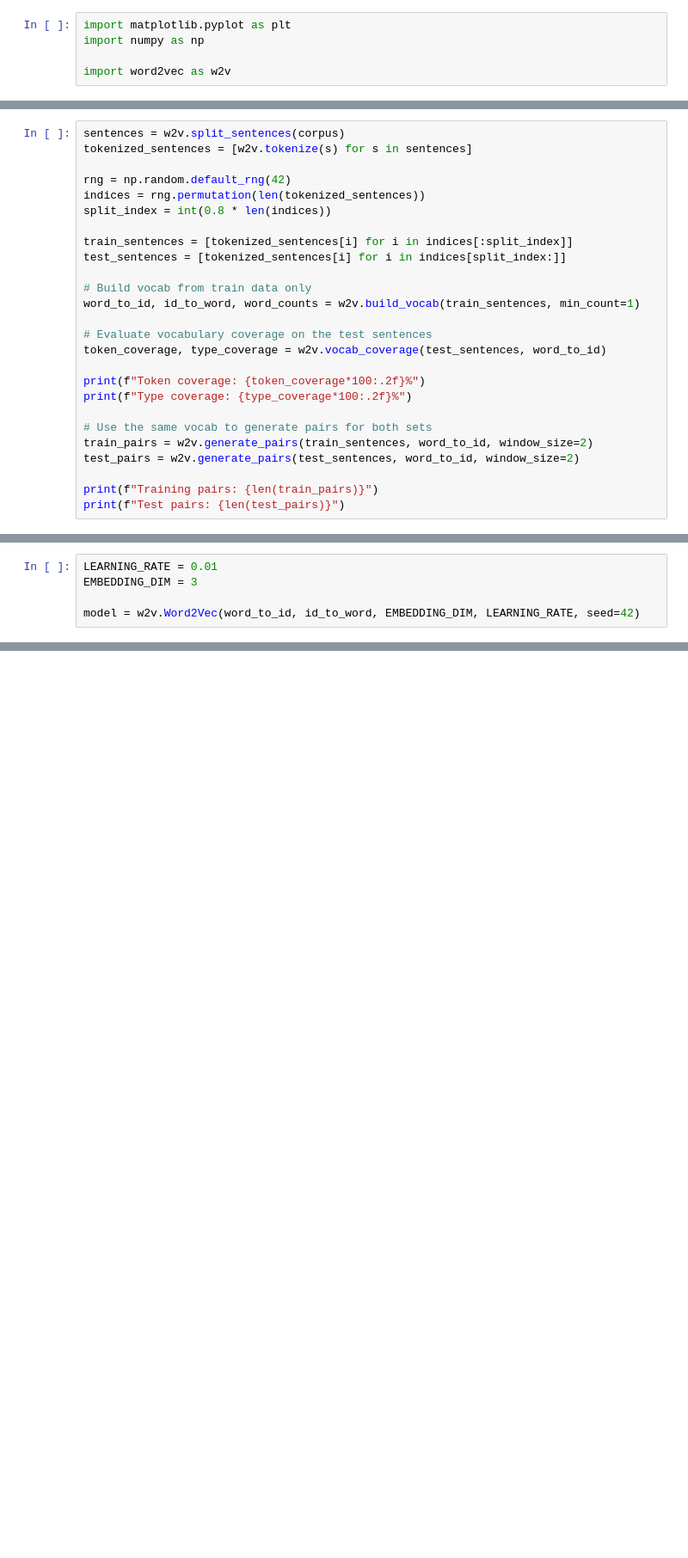
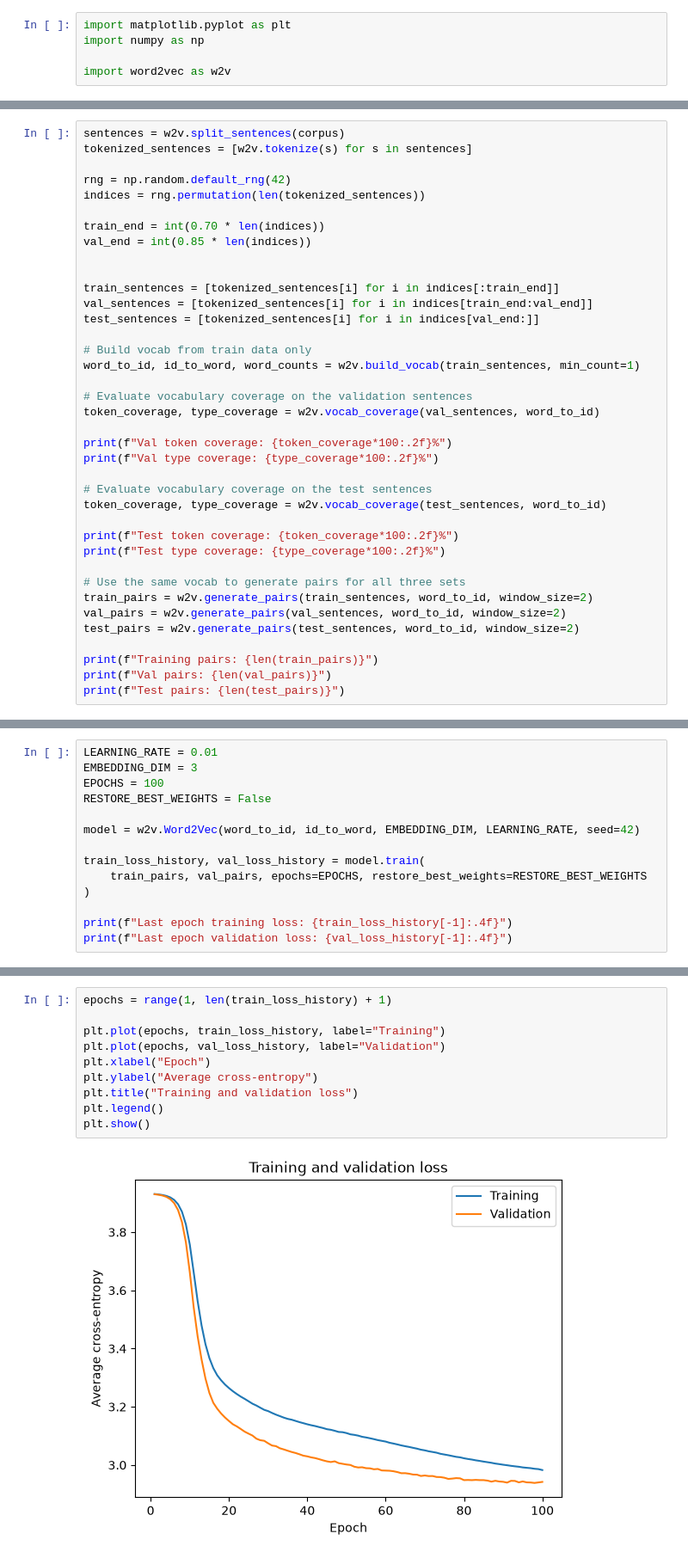
Before and after one commit to bradyap/word2vec, a Jupyter notebook: dev.ipynb, the cells around one changed output, grey strips where cells are left out. Shown at 86% size. Drawn from its saved outputs; the diff is of its cells as text; blank space fills up the shorter version.

Commit message:
validation tracking, best weight restoration, train/val/test sets

```diff
--- a/dev.ipynb
+++ b/dev.ipynb
@@ -39,24 +39,36 @@ tokenized_sentences = [w2v.tokenize(s) for s in sentences]
 
 rng = np.random.default_rng(42)
 indices = rng.permutation(len(tokenized_sentences))
-split_index = int(0.8 * len(indices))
 
-train_sentences = [tokenized_sentences[i] for i in indices[:split_index]]
-test_sentences = [tokenized_sentences[i] for i in indices[split_index:]]
+train_end = int(0.70 * len(indices))
+val_end = int(0.85 * len(indices))
+
+
+train_sentences = [tokenized_sentences[i] for i in indices[:train_end]]
+val_sentences = [tokenized_sentences[i] for i in indices[train_end:val_end]]
+test_sentences = [tokenized_sentences[i] for i in indices[val_end:]]
 
 # Build vocab from train data only
 word_to_id, id_to_word, word_counts = w2v.build_vocab(train_sentences, min_count=1)
 
+# Evaluate vocabulary coverage on the validation sentences
+token_coverage, type_coverage = w2v.vocab_coverage(val_sentences, word_to_id)
+
+print(f"Val token coverage: {token_coverage*100:.2f}%")
+print(f"Val type coverage: {type_coverage*100:.2f}%")
+
 # Evaluate vocabulary coverage on the test sentences
 token_coverage, type_coverage = w2v.vocab_coverage(test_sentences, word_to_id)
 
-print(f"Token coverage: {token_coverage*100:.2f}%")
-print(f"Type coverage: {type_coverage*100:.2f}%")
+print(f"Test token coverage: {token_coverage*100:.2f}%")
+print(f"Test type coverage: {type_coverage*100:.2f}%")
 
-# Use the same vocab to generate pairs for both sets
+# Use the same vocab to generate pairs for all three sets
 train_pairs = w2v.generate_pairs(train_sentences, word_to_id, window_size=2)
+val_pairs = w2v.generate_pairs(val_sentences, word_to_id, window_size=2)
 test_pairs = w2v.generate_pairs(test_sentences, word_to_id, window_size=2)
 
 print(f"Training pairs: {len(train_pairs)}")
+print(f"Val pairs: {len(val_pairs)}")
 print(f"Test pairs: {len(test_pairs)}")
 # %% [output]
@@ -67,5 +82,14 @@ Test pairs: 164
 # %%
 LEARNING_RATE = 0.01
 EMBEDDING_DIM = 3
+EPOCHS = 100
+RESTORE_BEST_WEIGHTS = False
 
 model = w2v.Word2Vec(word_to_id, id_to_word, EMBEDDING_DIM, LEARNING_RATE, seed=42)
+
+train_loss_history, val_loss_history = model.train(
+    train_pairs, val_pairs, epochs=EPOCHS, restore_best_weights=RESTORE_BEST_WEIGHTS
+)
+
+print(f"Last epoch training loss: {train_loss_history[-1]:.4f}")
+print(f"Last epoch validation loss: {val_loss_history[-1]:.4f}")
@@ -71,0 +99,12 @@ model = w2v.Word2Vec(word_to_id, id_to_word, EMBEDDING_DIM, LEARNING_RATE, seed=
+# %%
+epochs = range(1, len(train_loss_history) + 1)
+
+plt.plot(epochs, train_loss_history, label="Training")
+plt.plot(epochs, val_loss_history, label="Validation")
+plt.xlabel("Epoch")
+plt.ylabel("Average cross-entropy")
+plt.title("Training and validation loss")
+plt.legend()
+plt.show()
+# %% [output]
+[figure, added]
```
Also changed, not shown: parts of 3 cells of this notebook, 1 other file.
